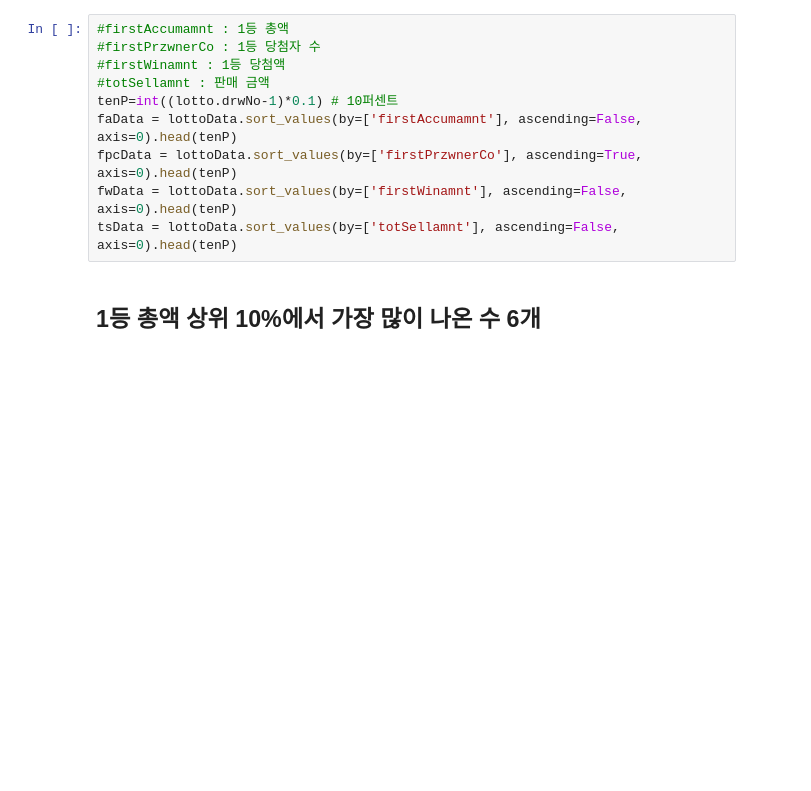
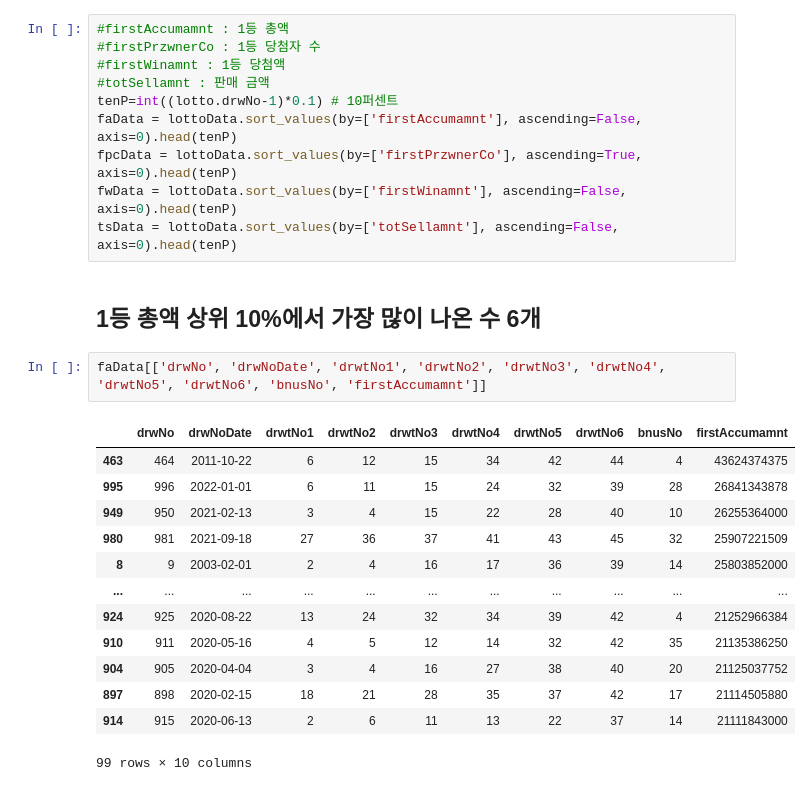
Before and after one commit to sysad-min/personal-python-lotto, a Jupyter notebook: LottoCash.ipynb, the cells around one changed output. Saved outputs shown, nothing was run; the diff lists cells and outputs as text; blank space fills up the shorter version.

```diff
--- a/LottoCash.ipynb
+++ b/LottoCash.ipynb
@@ -343,7 +343,23 @@ faData = lottoData.sort_values(by=['firstAccumamnt'], ascending=False, axis=0).h
 fpcData = lottoData.sort_values(by=['firstPrzwnerCo'], ascending=True, axis=0).head(tenP)
 fwData = lottoData.sort_values(by=['firstWinamnt'], ascending=False, axis=0).head(tenP)
 tsData = lottoData.sort_values(by=['totSellamnt'], ascending=False, axis=0).head(tenP)
-# %% [markdown]
-## 1등 총액 상위 10%에서 가장 많이 나온 수 6개
+# %% [markdown]
+## 1등 총액 상위 10%에서 가장 많이 나온 수 6개
+# %%
+faData[['drwNo', 'drwNoDate', 'drwtNo1', 'drwtNo2', 'drwtNo3', 'drwtNo4', 'drwtNo5', 'drwtNo6', 'bnusNo', 'firstAccumamnt']]
+# %% [output]
+|  | drwNo | drwNoDate | drwtNo1 | drwtNo2 | drwtNo3 | drwtNo4 | drwtNo5 | drwtNo6 | bnusNo | firstAccumamnt |
+| 463 | 464 | 2011-10-22 | 6 | 12 | 15 | 34 | 42 | 44 | 4 | 43624374375 |
+| 995 | 996 | 2022-01-01 | 6 | 11 | 15 | 24 | 32 | 39 | 28 | 26841343878 |
+| 949 | 950 | 2021-02-13 | 3 | 4 | 15 | 22 | 28 | 40 | 10 | 26255364000 |
+| 980 | 981 | 2021-09-18 | 27 | 36 | 37 | 41 | 43 | 45 | 32 | 25907221509 |
+| 8 | 9 | 2003-02-01 | 2 | 4 | 16 | 17 | 36 | 39 | 14 | 25803852000 |
+| ... | ... | ... | ... | ... | ... | ... | ... | ... | ... | ... |
+| 924 | 925 | 2020-08-22 | 13 | 24 | 32 | 34 | 39 | 42 | 4 | 21252966384 |
+| 910 | 911 | 2020-05-16 | 4 | 5 | 12 | 14 | 32 | 42 | 35 | 21135386250 |
+| 904 | 905 | 2020-04-04 | 3 | 4 | 16 | 27 | 38 | 40 | 20 | 21125037752 |
+| 897 | 898 | 2020-02-15 | 18 | 21 | 28 | 35 | 37 | 42 | 17 | 21114505880 |
+| 914 | 915 | 2020-06-13 | 2 | 6 | 11 | 13 | 22 | 37 | 14 | 21111843000 |
+99 rows × 10 columns
 # %%
 ## 주의 할 점 : 회차로 접근 한것이 아닌 Row Number로 접근한 점
```
Also changed, not shown: parts of 15 cells of this notebook.
